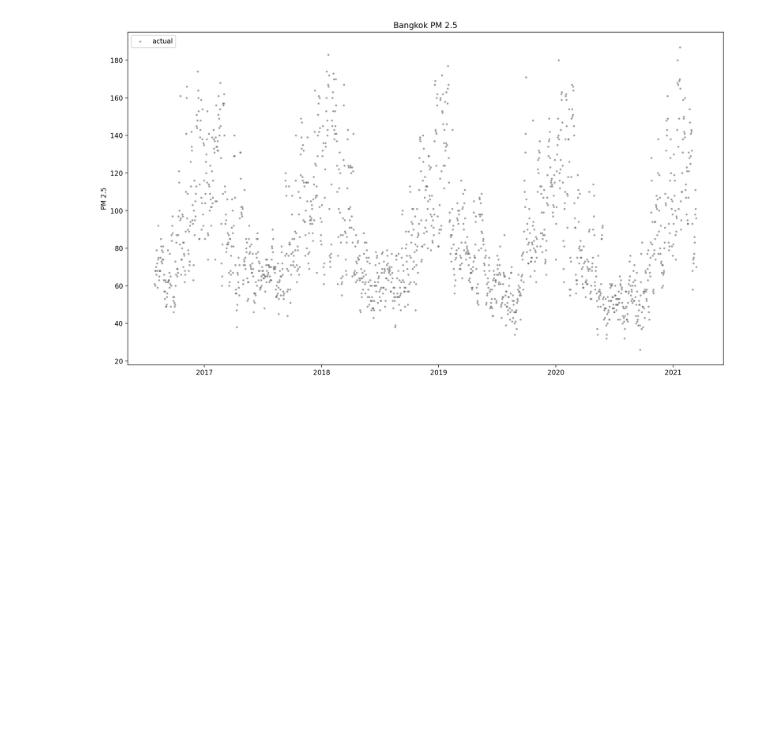
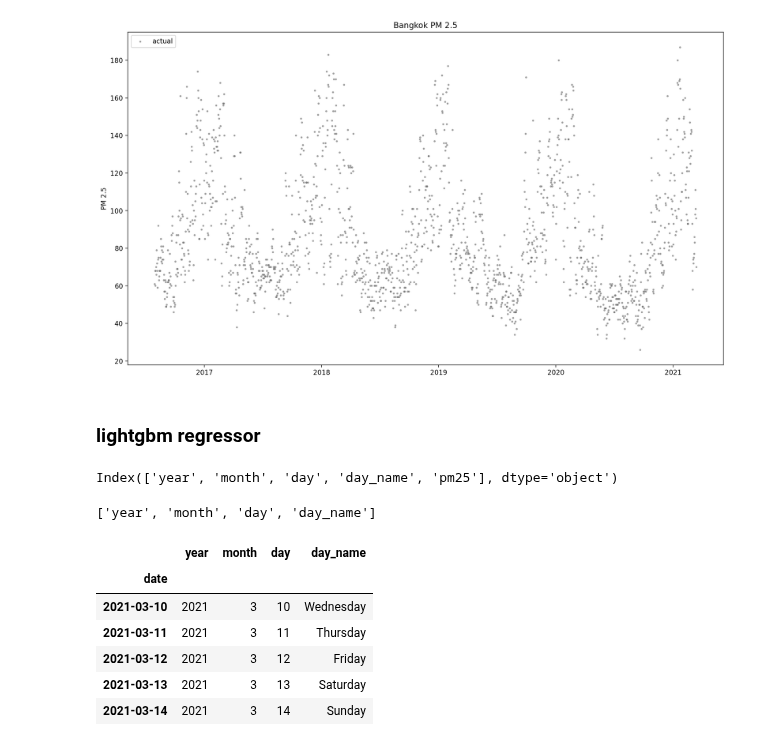
Before and after one commit to pNatTueku/ml_learning_with_ajprasertcbs, a Jupyter notebook: notebooks/bangkok_air_quality_regressor.ipynb, the cells around one changed output. Drawn from its saved outputs; the diff is of its cells as text; code cells hidden in the pictures; blank space fills up the shorter version.

```diff
--- a/notebooks/bangkok_air_quality_regressor.ipynb
+++ b/notebooks/bangkok_air_quality_regressor.ipynb
@@ -253,3 +253,25 @@ plt.title('Bangkok PM 2.5')
 plt.legend();
 # %% [output]
 [figure]
+# %% [markdown]
+### lightgbm regressor
+# %%
+df.columns
+# %% [output]
+Index(['year', 'month', 'day', 'day_name', 'pm25'], dtype='object')
+# %%
+feature_cols = ['year', 'month', 'day', 'day_name']
+feature_cols
+# %% [output]
+['year', 'month', 'day', 'day_name']
+# %%
+X = df[feature_cols]
+X.tail()
+# %% [output]
+|  | year | month | day | day_name |
+| date |  |  |  |  |
+| 2021-03-10 | 2021 | 3 | 10 | Wednesday |
+| 2021-03-11 | 2021 | 3 | 11 | Thursday |
+| 2021-03-12 | 2021 | 3 | 12 | Friday |
+| 2021-03-13 | 2021 | 3 | 13 | Saturday |
+| 2021-03-14 | 2021 | 3 | 14 | Sunday |
```
Also changed, not shown: parts of 9 cells of this notebook.
